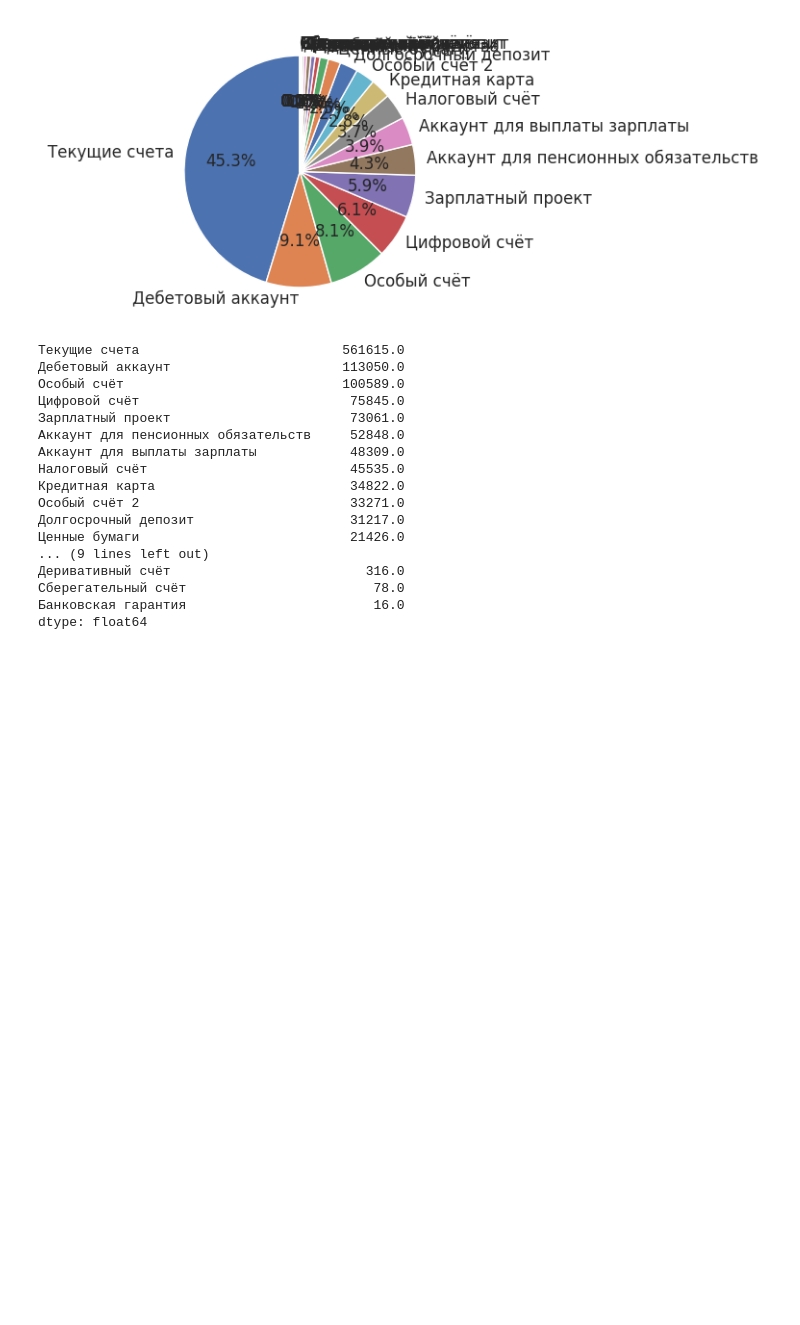
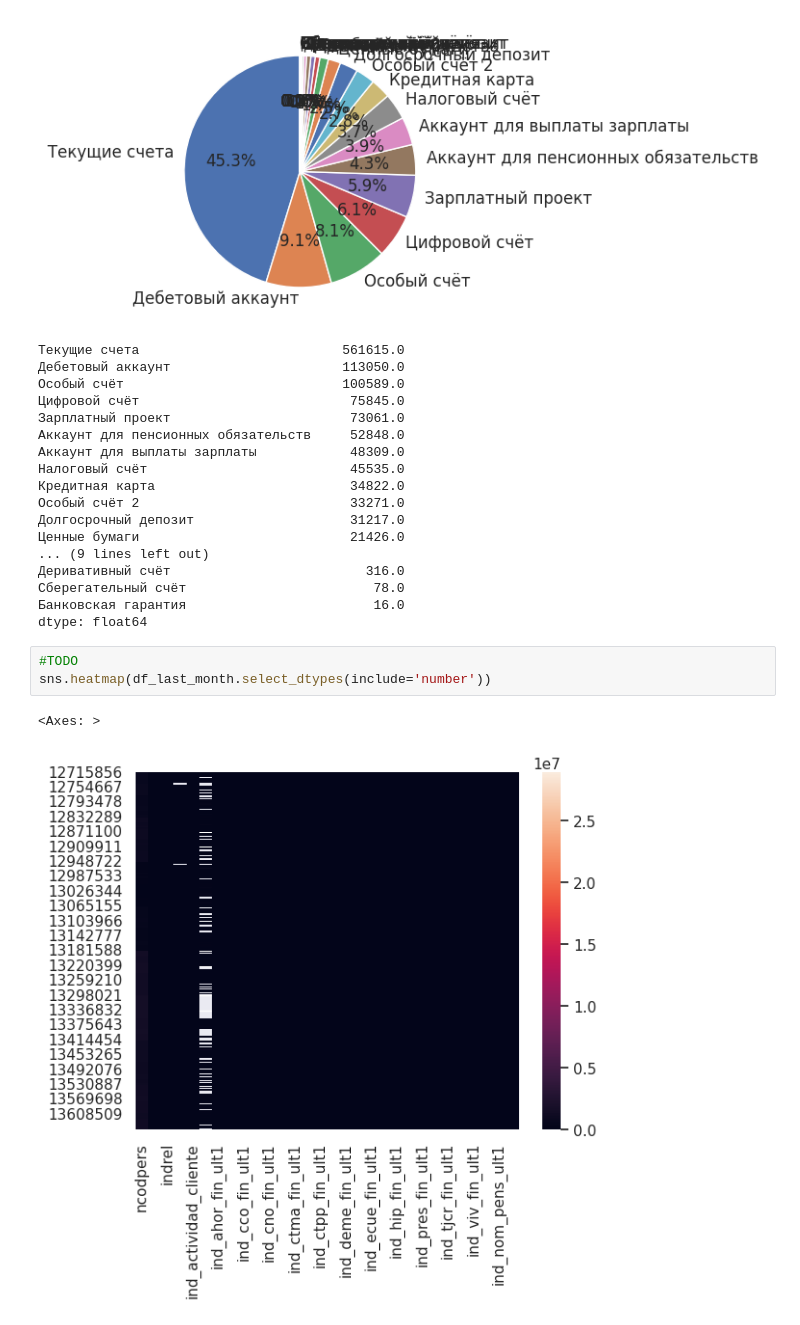
Before and after one commit to AkilovM/mle-pr-final, a Jupyter notebook: Exploratory_Data_Analysis.ipynb, the cells around one changed output. Drawn from its saved outputs; the diff is of its cells as text; blank space fills up the shorter version.

```diff
--- a/Exploratory_Data_Analysis.ipynb
+++ b/Exploratory_Data_Analysis.ipynb
@@ -259,3 +355,9 @@ products_stats
 Сберегательный счёт                        78.0
 Банковская гарантия                        16.0
 dtype: float64
+# %%
+#TODO
+sns.heatmap(df_last_month.select_dtypes(include='number'))
+# %% [output]
+<Axes: >
+[figure, added]
```
Also changed, not shown: parts of 21 cells of this notebook, 1 other file.
